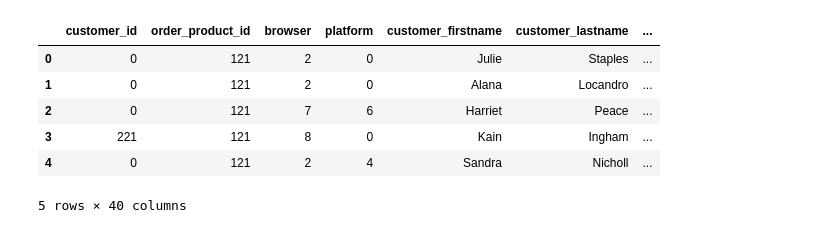
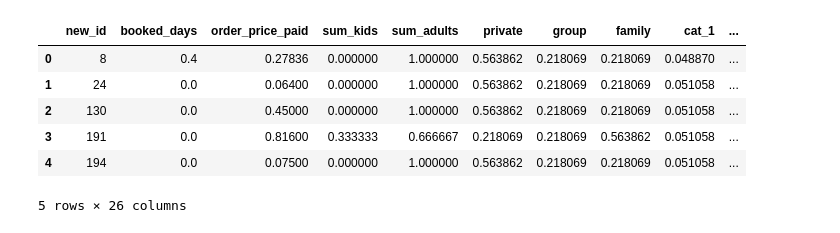
Before and after one commit to RooTBeaM/recommandation_system, a Jupyter notebook: clustering_order.ipynb, the cells around one changed output. Saved outputs shown, nothing was run; the diff lists cells and outputs as text; code cells hidden in the pictures.

```diff
--- a/clustering_order.ipynb
+++ b/clustering_order.ipynb
@@ -11,14 +12,14 @@ from sklearn.decomposition import PCA
 
 from sklearn.cluster import MeanShift, estimate_bandwidth
 # %%
-df_clean_cat = pd.read_csv('./csv/clean_order_v2.csv')
+df_clean_cat = pd.read_csv('./matrix/user_matrix.csv')
 df_cluster = df_clean_cat.select_dtypes(include=['uint', 'int'])
 df_clean_cat.head()
 # %% [output]
-|  | customer_id | order_product_id | browser | platform | customer_firstname | customer_lastname | ... |
-| 0 | 0 | 121 | 2 | 0 | Julie | Staples | ... |
-| 1 | 0 | 121 | 2 | 0 | Alana | Locandro | ... |
-| 2 | 0 | 121 | 7 | 6 | Harriet | Peace | ... |
-| 3 | 221 | 121 | 8 | 0 | Kain | Ingham | ... |
-| 4 | 0 | 121 | 2 | 4 | Sandra | Nicholl | ... |
+|  | new_id | booked_days | order_price_paid | sum_kids | sum_adults | private | group | family | cat_1 | ... |
+| 0 | 8 | 0.4 | 0.27836 | 0.000000 | 1.000000 | 0.563862 | 0.218069 | 0.218069 | 0.048870 | ... |
+| 1 | 24 | 0.0 | 0.06400 | 0.000000 | 1.000000 | 0.563862 | 0.218069 | 0.218069 | 0.051058 | ... |
+| 2 | 130 | 0.0 | 0.45000 | 0.000000 | 1.000000 | 0.563862 | 0.218069 | 0.218069 | 0.051058 | ... |
+| 3 | 191 | 0.0 | 0.81600 | 0.333333 | 0.666667 | 0.218069 | 0.218069 | 0.563862 | 0.051058 | ... |
+| 4 | 194 | 0.0 | 0.07500 | 0.000000 | 1.000000 | 0.563862 | 0.218069 | 0.218069 | 0.051058 | ... |
-5 rows × 40 columns
+5 rows × 26 columns
```
Also changed, not shown: parts of 16 cells of this notebook.
